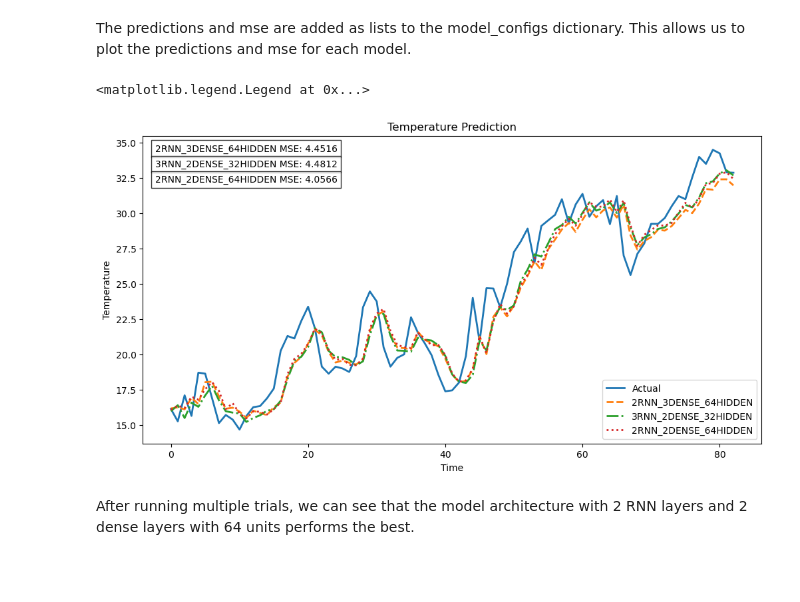
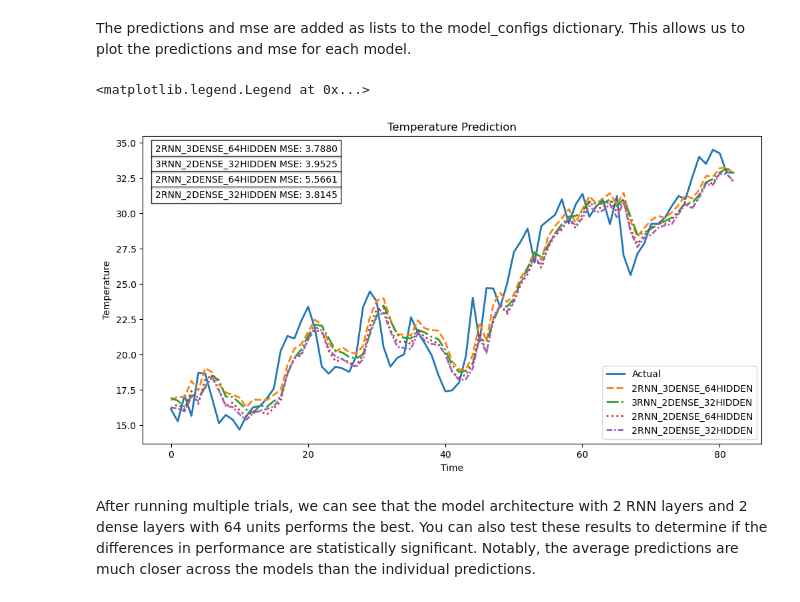
Before and after one commit to ayanan1020asu/BMI505_TA, a Jupyter notebook: TensorFlow/RNN.ipynb, the cells around one changed output. Saved outputs shown, nothing was run; the diff lists cells and outputs as text; code cells hidden in the pictures; blank space fills up the shorter version.

```diff
--- a/TensorFlow/RNN.ipynb
+++ b/TensorFlow/RNN.ipynb
@@ -646,7 +646,7 @@ plt.plot(labels, label='Actual', linewidth=2)  # Keep actual line solid
 mse_text = []
 
 # Different dash patterns for each prediction line
-dash_styles = ['--', '-.', ':']  # Different dash patterns
+dash_styles = ['--', '-.', ':', (0, (3, 1, 1, 1))]  # Different dash patterns
 for (model_name, config), dash in zip(MODEL_CONFIGS.items(), dash_styles):
     plt.plot(config["predictions"],
              label=model_name,
@@ -715,33 +715,33 @@ The predictions and mse are added as lists to the model_configs dictionary. This
 # %%
 # Create the plot
 plt.figure(figsize=(12, 6))
 plt.plot(labels, label='Actual', linewidth=2)  # Keep actual line solid
 mse_text = []
 
 # Different dash patterns for each prediction line
-dash_styles = ['--', '-.', ':']  # Different dash patterns
+dash_styles = ['--', '-.', ':', (0, (3, 1, 1, 1))]  # Different dash patterns
 for (model_name, config), dash in zip(MODEL_CONFIGS.items(), dash_styles):
     plt.plot(np.mean(config["predictions"], axis=0), # average all ten prediction sets
              label=model_name,
              linestyle=dash,
              linewidth=2)  # Make lines slightly thicker for better visibility
     mse = np.mean(config["mse"])
     mse_text.append(f'{model_name} MSE: {mse:.4f}')
 
 plt.title('Temperature Prediction')
 plt.xlabel('Time')
 plt.ylabel('Temperature')
 
 # Add MSE text to the plot
 for i, text in enumerate(mse_text):
     plt.text(0.02, 0.95 - i*0.05,
              text,
              transform=plt.gca().transAxes,
              bbox=dict(facecolor='white', alpha=0.8))
 
 plt.legend()
 # %% [output]
 <matplotlib.legend.Legend at 0x...>
-[figure, old version]
+[figure, new version]
 # %% [markdown]
-After running multiple trials, we can see that the model architecture with 2 RNN layers and 2 dense layers with 64 units performs the best.
+After running multiple trials, we can see that the model architecture with 2 RNN layers and 2 dense layers with 64 units performs the best. You can also test these results to determine if the differences in performance are statistically significant. Notably, the average predictions are much closer across the models than the individual predictions.
```
Also changed, not shown: parts of 10 cells of this notebook.
